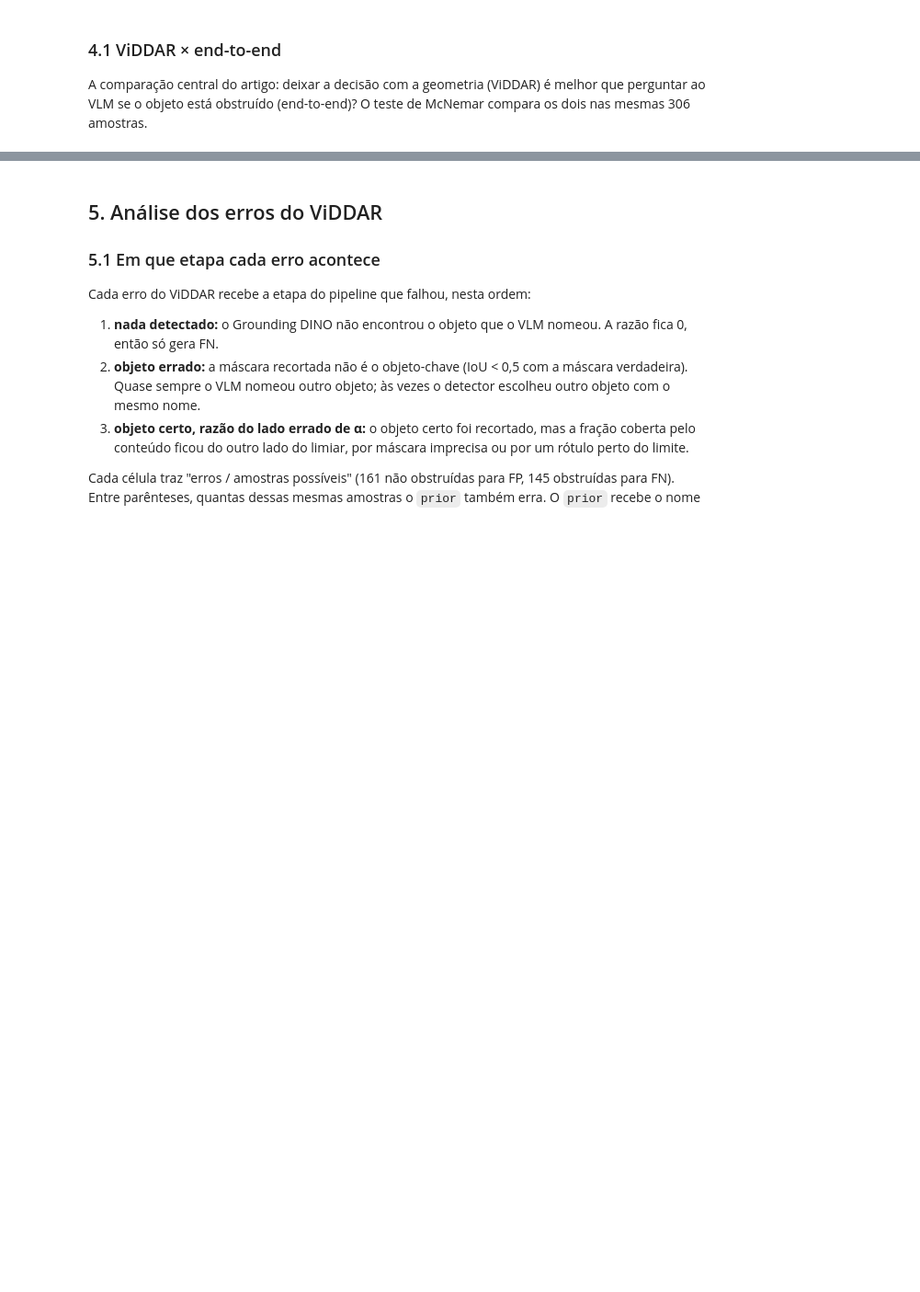
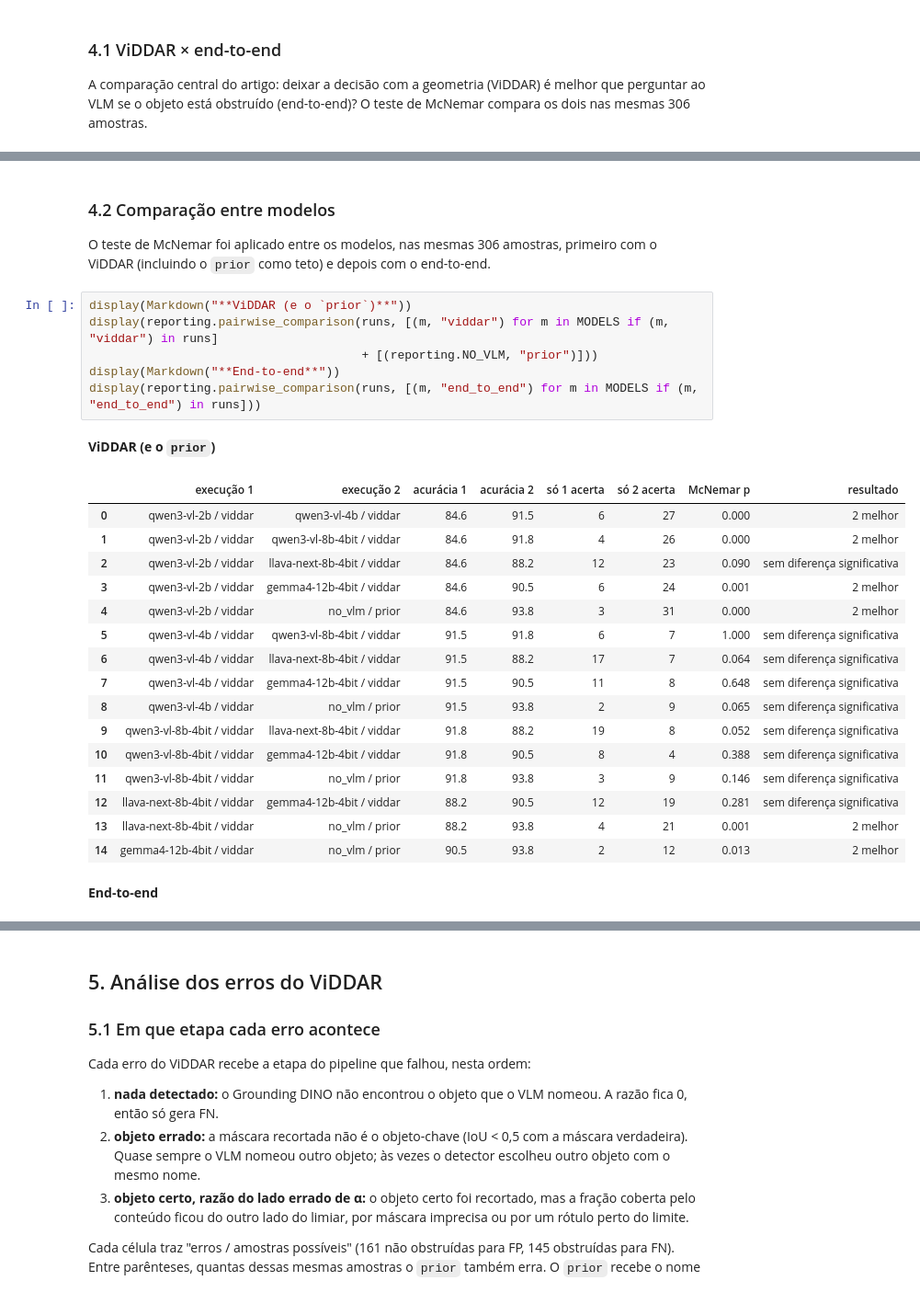
Before and after one commit to lucascouri2/viddar_rep, a Jupyter notebook: notebooks/benchmark_obstrucao.ipynb, the cells around one changed output, grey strips where cells are left out. Shown at 92% size. Cells and saved outputs as stored; diff of their text form; blank space fills up the shorter version.

```diff
--- a/notebooks/benchmark_obstrucao.ipynb
+++ b/notebooks/benchmark_obstrucao.ipynb
@@ -157,0 +245,30 @@ display(reporting.obstruction_vs(runs, MODELS, "viddar", "end_to_end"))
+# %% [markdown]
+### 4.2 Comparação entre modelos
+
+O teste de McNemar foi aplicado entre os modelos, nas mesmas 306 amostras, primeiro com o ViDDAR
+(incluindo o `prior` como teto) e depois com o end-to-end.
+# %%
+display(Markdown("**ViDDAR (e o `prior`)**"))
+display(reporting.pairwise_comparison(runs, [(m, "viddar") for m in MODELS if (m, "viddar") in runs]
+                                      + [(reporting.NO_VLM, "prior")]))
+display(Markdown("**End-to-end**"))
+display(reporting.pairwise_comparison(runs, [(m, "end_to_end") for m in MODELS if (m, "end_to_end") in runs]))
+# %% [output]
+**ViDDAR (e o `prior`)**
+|  | execução 1 | execução 2 | acurácia 1 | acurácia 2 | só 1 acerta | só 2 acerta | McNemar p | resultado |
+| 0 | qwen3-vl-2b / viddar | qwen3-vl-4b / viddar | 84.6 | 91.5 | 6 | 27 | 0.000 | 2 melhor |
+| 1 | qwen3-vl-2b / viddar | qwen3-vl-8b-4bit / viddar | 84.6 | 91.8 | 4 | 26 | 0.000 | 2 melhor |
+| 2 | qwen3-vl-2b / viddar | llava-next-8b-4bit / viddar | 84.6 | 88.2 | 12 | 23 | 0.090 | sem diferença significativa |
+| 3 | qwen3-vl-2b / viddar | gemma4-12b-4bit / viddar | 84.6 | 90.5 | 6 | 24 | 0.001 | 2 melhor |
+| 4 | qwen3-vl-2b / viddar | no_vlm / prior | 84.6 | 93.8 | 3 | 31 | 0.000 | 2 melhor |
+| 5 | qwen3-vl-4b / viddar | qwen3-vl-8b-4bit / viddar | 91.5 | 91.8 | 6 | 7 | 1.000 | sem diferença significativa |
+| 6 | qwen3-vl-4b / viddar | llava-next-8b-4bit / viddar | 91.5 | 88.2 | 17 | 7 | 0.064 | sem diferença significativa |
+| 7 | qwen3-vl-4b / viddar | gemma4-12b-4bit / viddar | 91.5 | 90.5 | 11 | 8 | 0.648 | sem diferença significativa |
+| 8 | qwen3-vl-4b / viddar | no_vlm / prior | 91.5 | 93.8 | 2 | 9 | 0.065 | sem diferença significativa |
+| 9 | qwen3-vl-8b-4bit / viddar | llava-next-8b-4bit / viddar | 91.8 | 88.2 | 19 | 8 | 0.052 | sem diferença significativa |
+| 10 | qwen3-vl-8b-4bit / viddar | gemma4-12b-4bit / viddar | 91.8 | 90.5 | 8 | 4 | 0.388 | sem diferença significativa |
+| 11 | qwen3-vl-8b-4bit / viddar | no_vlm / prior | 91.8 | 93.8 | 3 | 9 | 0.146 | sem diferença significativa |
+| 12 | llava-next-8b-4bit / viddar | gemma4-12b-4bit / viddar | 88.2 | 90.5 | 12 | 19 | 0.281 | sem diferença significativa |
+| 13 | llava-next-8b-4bit / viddar | no_vlm / prior | 88.2 | 93.8 | 4 | 21 | 0.001 | 2 melhor |
+| 14 | gemma4-12b-4bit / viddar | no_vlm / prior | 90.5 | 93.8 | 2 | 12 | 0.013 | 2 melhor |
+**End-to-end**
```
Also changed, not shown: parts of 25 cells of this notebook, 1 other file.
